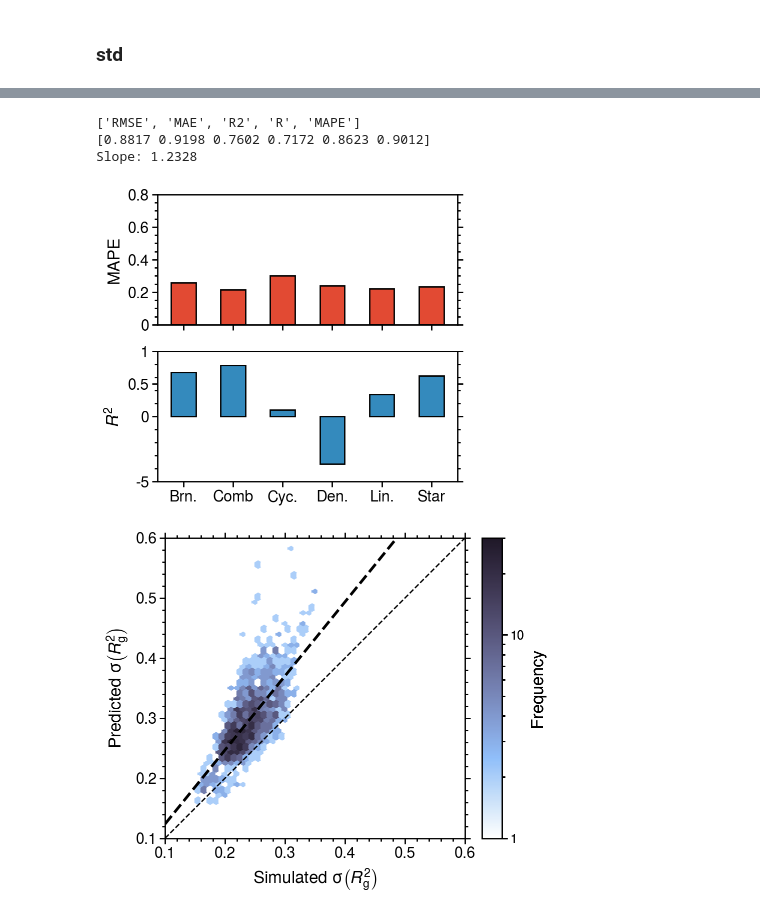
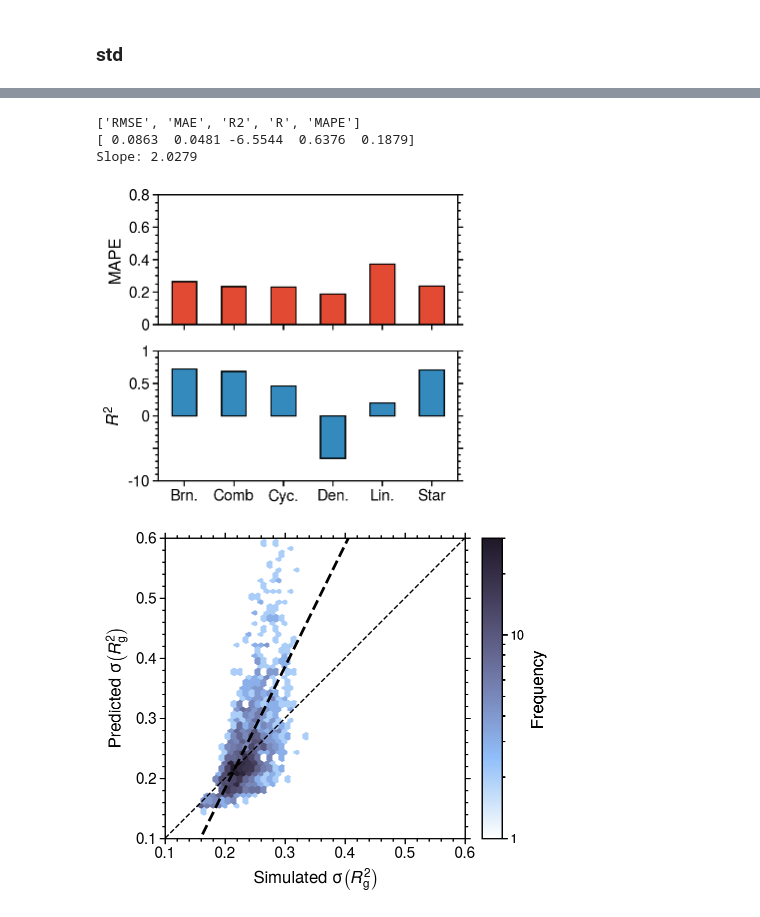
Before and after one commit to webbtheosim/gcgnn, a Jupyter notebook: notebooks/figure_result.ipynb, the cells around one changed output, grey strips where cells are left out. Cells and saved outputs as stored; diff of their text form; code cells hidden in the pictures.

```diff
--- a/notebooks/figure_result.ipynb
+++ b/notebooks/figure_result.ipynb
@@ -28,7 +28,7 @@ for color in colors:
 pplt.rc["figure.facecolor"] = "white"
 
 DATA_DIR="/scratch/gpfs/sj0161/delta_pattern/"
-PLOT_DIR="/home/sj0161/gcgnn/fig/"
+PLOT_DIR="/scratch/gpfs/sj0161/gcgnn/fig/"
 TRAIN_RESULT_DIR = "/scratch/gpfs/sj0161/gcgnn/history/"
 RESULT_DIR = "/scratch/gpfs/sj0161/gcgnn/result/"
 
@@ -367,7 +531,7 @@ rg2_mean   = {}
 rg2_var    = {}
 
 for start, end in data_ranges:
-    filename = os.path.join(DATA_DIR, f"pattern_graph_data_{start}_{end}_rg_new.pickle")
+    filename = os.path.join(DATA_DIR, f"v2_pattern_graph_data_{start}_{end}_rg_new.pickle")
 
     with open(filename, "rb") as handle:
         graph_data[start] = pickle.load(handle)
@@ -493,28 +657,28 @@ Slope: -0.0149
 # %%
 # std test set MW_low
-input_file = "GNN_Guided_Baseline_Simple_1_0_64_0.005_1000_64_std_mse_1.pickle"
+input_file = "GNN_Guided_Baseline_Simple_1_0_64_0.001_1000_256_std_mse_1_attn_GAT.pickle"
 
 plot_dendrimer(
     TRAIN_RESULT_DIR,
     PLOT_DIR,
     COLORS,
     label_data,
     input_file,
     cbar_vmax=30,
-    bar_ratio=5.0,
+    bar_ratio=10.0,
     ylim1=[0, 0.8],
     ylim2=[-1, 1],
-    first_ticks=[-1, 0, 0.5, 1],
-    yticklabels=[-5, 0, 0.5, 1],
+    first_ticks=[-1, -0.5, 0, 0.5, 1],
+    yticklabels=[-10, None, 0, 0.5, 1],
     vmin=0.1,
     vmax=0.6,
     second_ticks=[0.1, 0.2, 0.3, 0.4, 0.5, 0.6],
 )
 # %% [output]
 ['RMSE', 'MAE', 'R2', 'R', 'MAPE']
-[0.8817 0.9198 0.7602 0.7172 0.8623 0.9012]
-Slope: 1.2328
+[ 0.0863  0.0481 -6.5544  0.6376  0.1879]
+Slope: 2.0279
-[figure, old version]
+[figure, new version]
-[figure, old version]
+[figure, new version]
 # %%
 # std test set MW_mid
```
Also changed, not shown: parts of 40 cells of this notebook.
